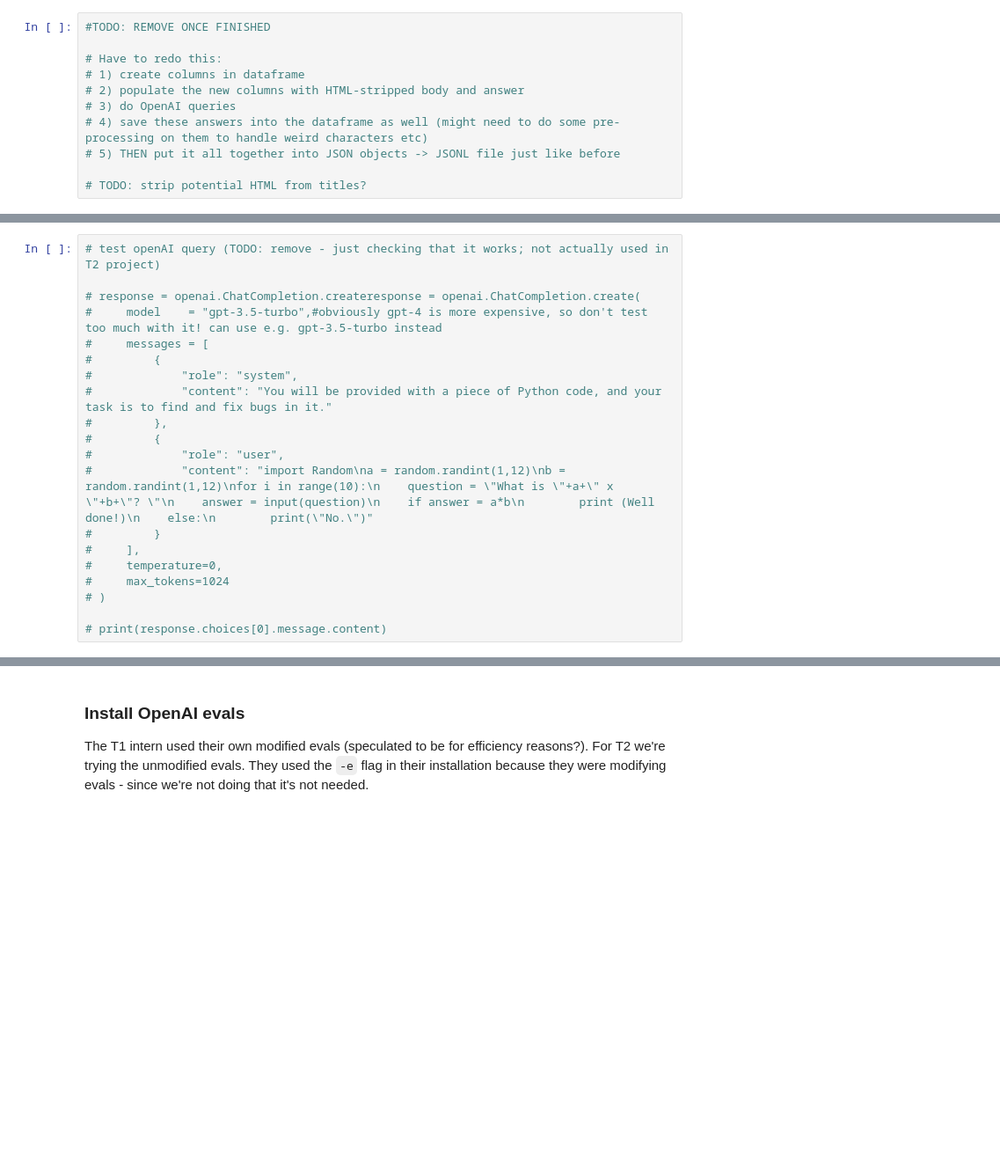
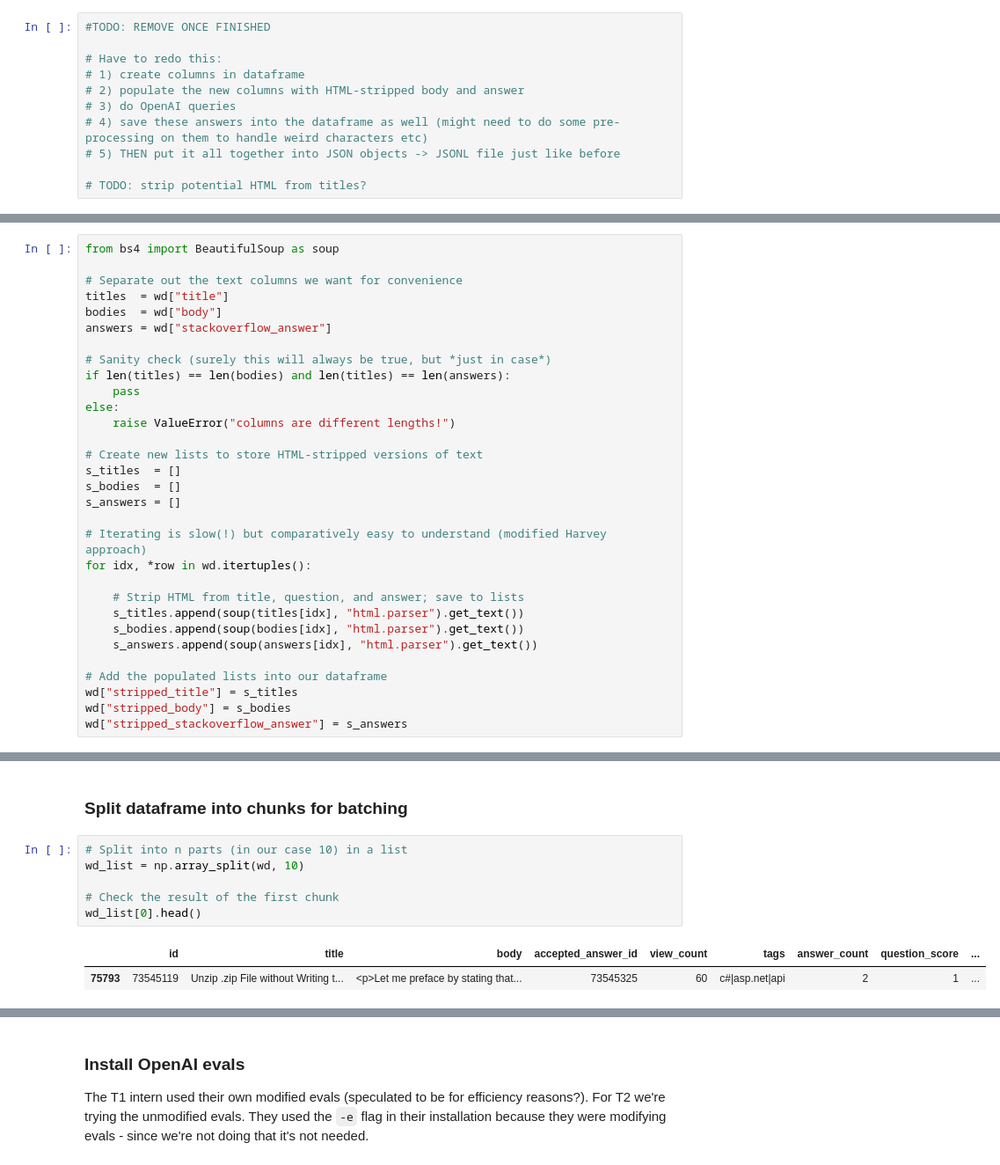
Before and after one commit to MHLoppy/A2I2-T2-2023, a Jupyter notebook: intern-t2-2023.ipynb, the cells around one changed output, grey strips where cells are left out. Shown at 88% size. Saved outputs shown, nothing was run; the diff lists cells and outputs as text; blank space fills up the shorter version.

```diff
--- a/intern-t2-2023.ipynb
+++ b/intern-t2-2023.ipynb
@@ -479 +486,32 @@ results["stripped_stackoverflow_answer"] = s_answers
+# %%
+from bs4 import BeautifulSoup as soup
+
+# Separate out the text columns we want for convenience
+titles  = wd["title"]
+bodies  = wd["body"]
+answers = wd["stackoverflow_answer"]
+
+# Sanity check (surely this will always be true, but *just in case*)
+if len(titles) == len(bodies) and len(titles) == len(answers):
+    pass
+else:
+    raise ValueError("columns are different lengths!")
+
+# Create new lists to store HTML-stripped versions of text
+s_titles  = []
+s_bodies  = []
+s_answers = []
+
+# Iterating is slow(!) but comparatively easy to understand (modified Harvey approach)
+for idx, *row in wd.itertuples():
+
+    # Strip HTML from title, question, and answer; save to lists
+    s_titles.append(soup(titles[idx], "html.parser").get_text())
+    s_bodies.append(soup(bodies[idx], "html.parser").get_text())
+    s_answers.append(soup(answers[idx], "html.parser").get_text())
+
+# Add the populated lists into our dataframe
+wd["stripped_title"] = s_titles
+wd["stripped_body"] = s_bodies
+wd["stripped_stackoverflow_answer"] = s_answers
 # %% [markdown]
@@ -516,21 +554,12 @@ Requirement already satisfied: colorama in c:\users\mark\anaconda3\envs\a2i2\lib
 Note: you may need to restart the kernel to use updated packages.
-# %%
-# test openAI query (TODO: remove - just checking that it works; not actually used in T2 project)
-
-# response = openai.ChatCompletion.createresponse = openai.ChatCompletion.create(
-#     model    = "gpt-3.5-turbo",#obviously gpt-4 is more expensive, so don't test too much with it! can use e.g. gpt-3.5-turbo instead
-#     messages = [
-#         {
-#             "role": "system",
-#             "content": "You will be provided with a piece of Python code, and your task is to find and fix bugs in it."
-#         },
-#         {
-#             "role": "user",
-#             "content": "import Random\na = random.randint(1,12)\nb = random.randint(1,12)\nfor i in range(10):\n    question = \"What is \"+a+\" x \"+b+\"? \"\n    answer = input(question)\n    if answer = a*b\n        print (Well done!)\n    else:\n        print(\"No.\")"
-#         }
-#     ],
-#     temperature=0,
-#     max_tokens=1024
-# )
-
-# print(response.choices[0].message.content)
+# %% [markdown]
+### Split dataframe into chunks for batching
+# %%
+# Split into n parts (in our case 10) in a list
+wd_list = np.array_split(wd, 10)
+
+# Check the result of the first chunk
+wd_list[0].head()
+# %% [output]
+|  | id | title | body | accepted_answer_id | view_count | tags | answer_count | question_score | ... |
+| 75793 | 73545119 | Unzip .zip File without Writing t... | <p>Let me preface by stating that... | 73545325 | 60 | c#|asp.net|api | 2 | 1 | ... |
```
Also changed, not shown: parts of 38 cells of this notebook, 1 other file.
